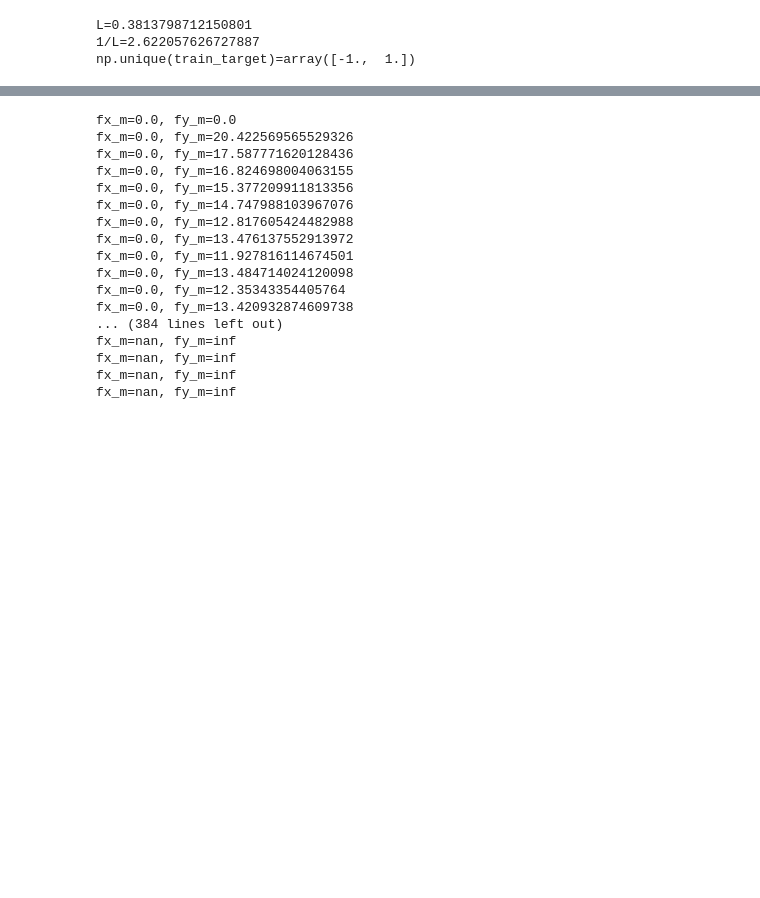
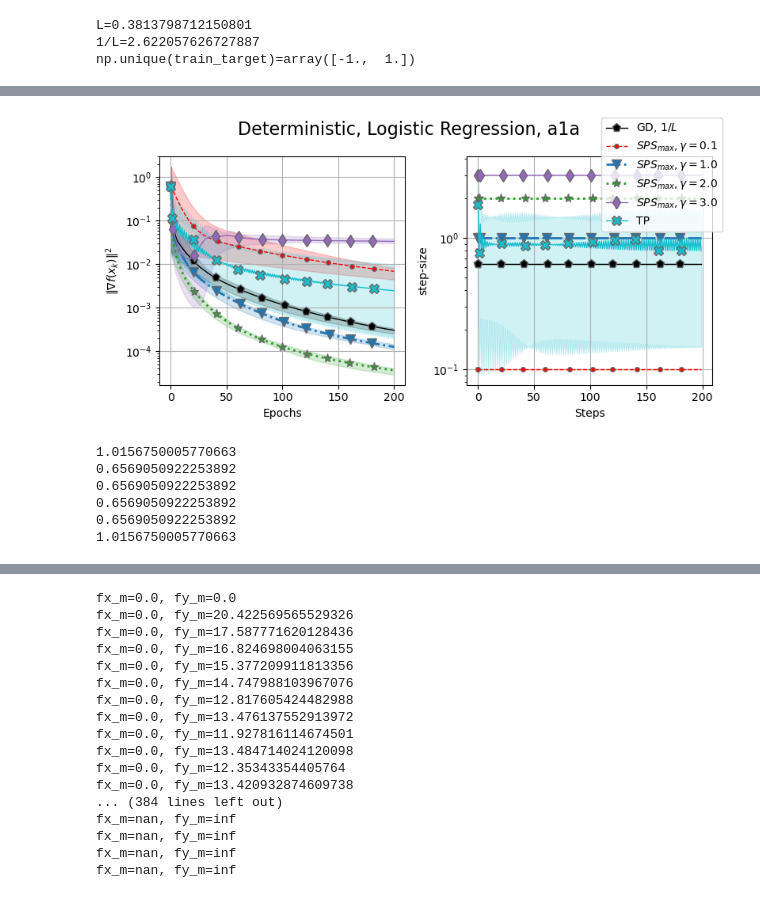
Before and after one commit to fxrshed/twin-polyak, a Jupyter notebook: experiments/logistic_regression.ipynb, the cells around one changed output, grey strips where cells are left out. Saved outputs shown, nothing was run; the diff lists cells and outputs as text; code cells hidden in the pictures; blank space fills up the shorter version.

```diff
--- a/experiments/logistic_regression.ipynb
+++ b/experiments/logistic_regression.ipynb
@@ -339 +986,27 @@ class SPS_MA(BaseOptimizer):
+# %%
+plotter_seeds_2(histories=histories,
+        labels=labels,
+        colors=["black", "red", "tab:blue", "tab:green", "tab:purple", "tab:cyan"],
+        linestyles=["-", "--", "-.", ":", "-", "-"],
+        linewidths=[1.0, 1.0, 2.0, 2.0, 1.0, 1.0],
+        markers=["p", ".", "v", "*", "d", "X"],
+        markeredgecolor="dimgrey",
+        markersize=8,
+        alphas=[1.0, 1.0, 1.0, 1.0, 1.0, 1.0],
+        suptitle=f"{setting.capitalize()}, Logistic Regression, {dataset_name}",
+        prefix="train",
+        # filename=f"{dataset_name}_{setting.lower()}_logreg.pdf",
+        )
+# %% [output]
+[figure, added]
+# %%
+for i in range(len(histories)):
+    print(histories[i][4]["train/loss"][0])
+# %% [output]
+1.0156750005770663
+0.6569050922253892
+0.6569050922253892
+0.6569050922253892
+0.6569050922253892
+1.0156750005770663
 # %%
```
Also changed, not shown: parts of 18 cells of this notebook, 12 other files.
